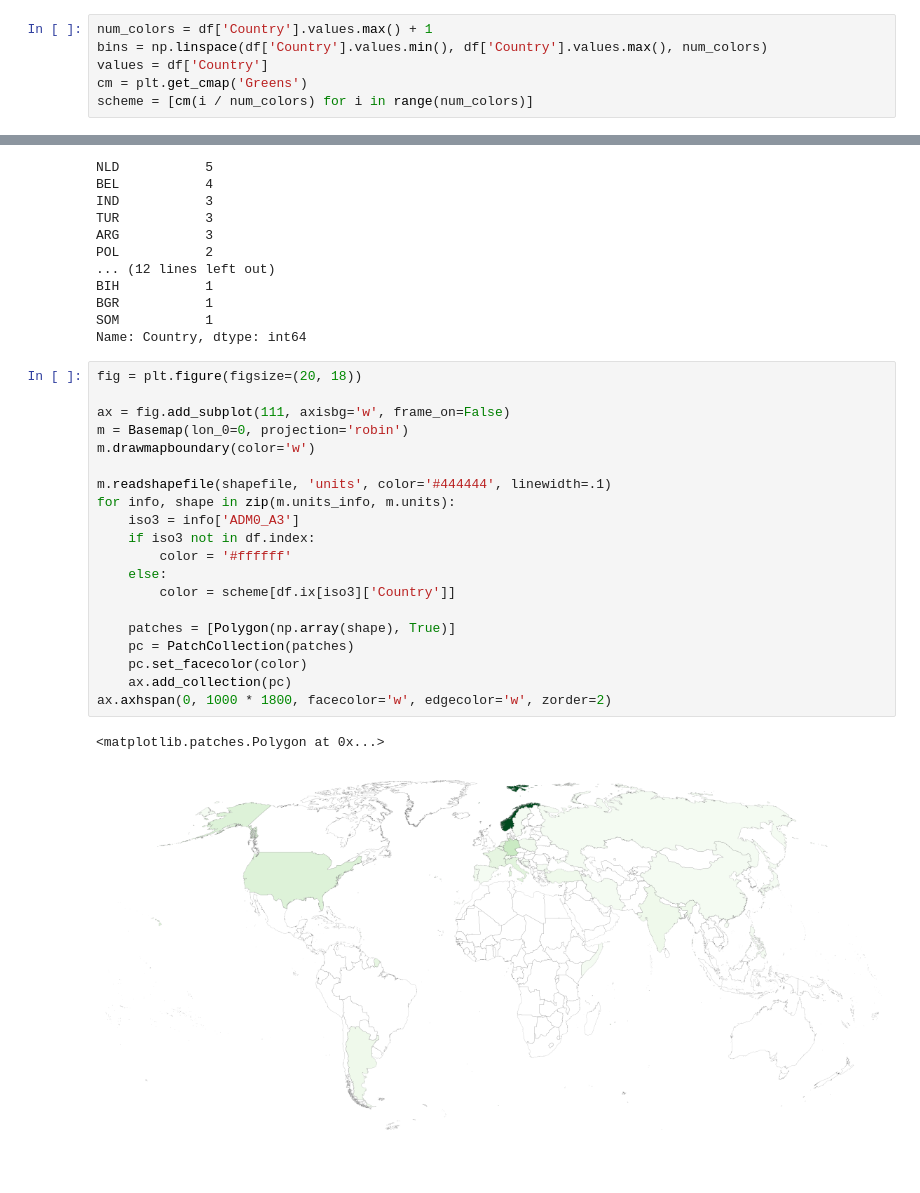
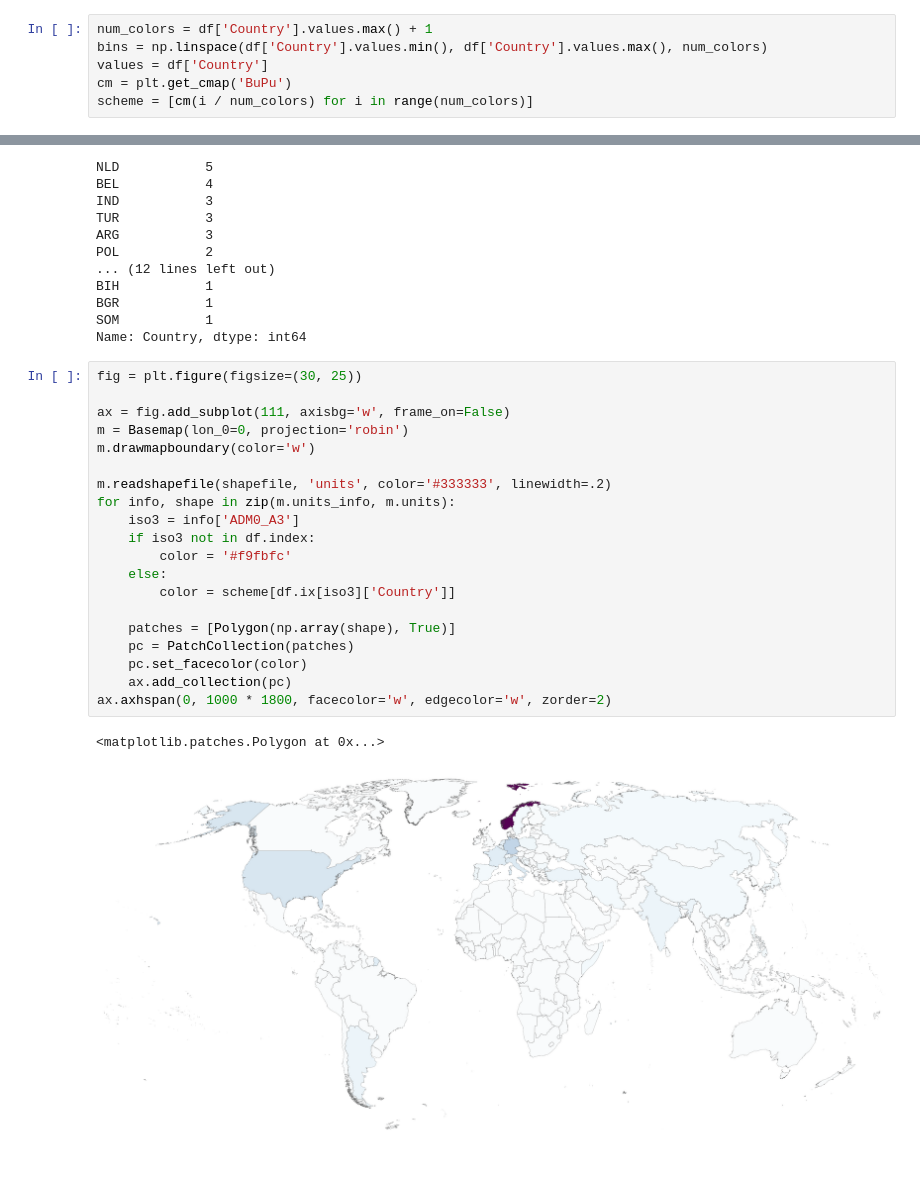
Before and after one commit to horsto/kavli_people, a Jupyter notebook: Kavli_people.ipynb, the cells around one changed output, grey strips where cells are left out. Saved outputs shown, nothing was run; the diff lists cells and outputs as text.

Commit message:
Small update to graphics

```diff
--- a/Kavli_people.ipynb
+++ b/Kavli_people.ipynb
@@ -63,7 +63,7 @@ df = people.groupby('country_codes').count()
 num_colors = df['Country'].values.max() + 1
 bins = np.linspace(df['Country'].values.min(), df['Country'].values.max(), num_colors)
 values = df['Country']
-cm = plt.get_cmap('Greens')
+cm = plt.get_cmap('BuPu')
 scheme = [cm(i / num_colors) for i in range(num_colors)]
 # %% [markdown]
 ## Country of origin
@@ -91,25 +91,25 @@ BGR           1
 SOM           1
 Name: Country, dtype: int64
 # %%
-fig = plt.figure(figsize=(20, 18))
+fig = plt.figure(figsize=(30, 25))
 
 ax = fig.add_subplot(111, axisbg='w', frame_on=False)
 m = Basemap(lon_0=0, projection='robin')
 m.drawmapboundary(color='w')
 
-m.readshapefile(shapefile, 'units', color='#444444', linewidth=.1)
+m.readshapefile(shapefile, 'units', color='#333333', linewidth=.2)
 for info, shape in zip(m.units_info, m.units):
     iso3 = info['ADM0_A3']
     if iso3 not in df.index:
-        color = '#ffffff'
+        color = '#f9fbfc'
     else:
         color = scheme[df.ix[iso3]['Country']]
 
     patches = [Polygon(np.array(shape), True)]
     pc = PatchCollection(patches)
     pc.set_facecolor(color)
     ax.add_collection(pc)
 ax.axhspan(0, 1000 * 1800, facecolor='w', edgecolor='w', zorder=2)
 # %% [output]
 <matplotlib.patches.Polygon at 0x...>
-[figure, old version]
+[figure, new version]
```
Also changed, not shown: parts of 2 cells of this notebook.
